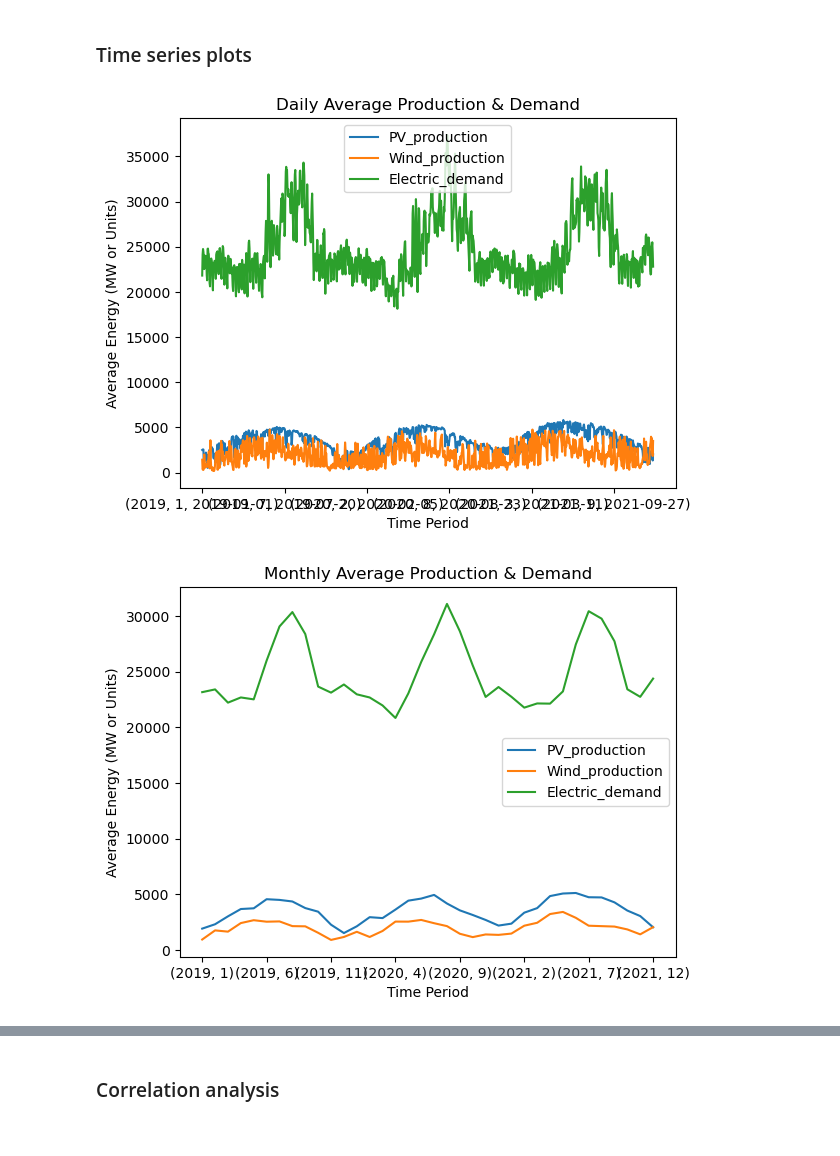
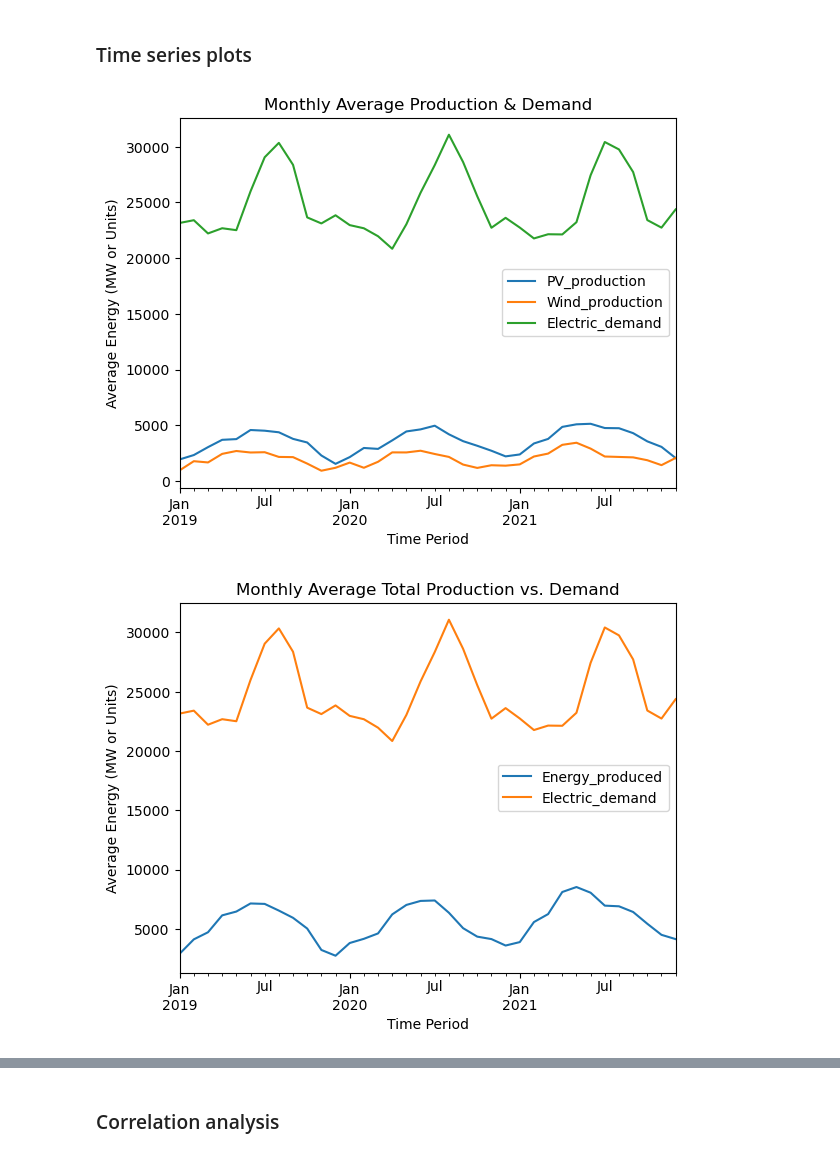
Before and after one commit to chandaluri786/Electricity-Demand-and-Generation-Forecast, a Jupyter notebook: EDA.ipynb, the cells around one changed output, grey strips where cells are left out. Cells and saved outputs as stored; diff of their text form; code cells hidden in the pictures.

Commit message:
Adding code for analysis and forecast

```diff
--- a/EDA.ipynb
+++ b/EDA.ipynb
@@ -92,19 +92,20 @@ def time_series_plot(df, title, y_label, x_label):
     plt.show()
 # %%
 time_series_plot(
-    df.groupby(by=['Year', 'Month', 'Date'])[['PV_production', 'Wind_production', 'Electric_demand']].mean(),
-    title="Daily Average Production & Demand",
+    df[['PV_production', 'Wind_production', 'Electric_demand']].resample('M').mean(),
+    title="Monthly Average Production & Demand",
     y_label="Average Energy (MW or Units)",
     x_label="Time Period"
 )
 # %% [output]
-[figure, old version]
+[figure, new version]
 # %%
+# analysing the gap between production and demand
 time_series_plot(
-    df.groupby(by=['Year', 'Month'])[['PV_production', 'Wind_production', 'Electric_demand']].mean(),
-    title="Monthly Average Production & Demand",
+    df[['Energy_produced', 'Electric_demand']].resample('M').mean(),
+    title="Monthly Average Total Production vs. Demand",
     y_label="Average Energy (MW or Units)",
     x_label="Time Period"
 )
 # %% [output]
-[figure, old version]
+[figure, new version]
```
Also changed, not shown: parts of 18 cells of this notebook, 2 other files.
